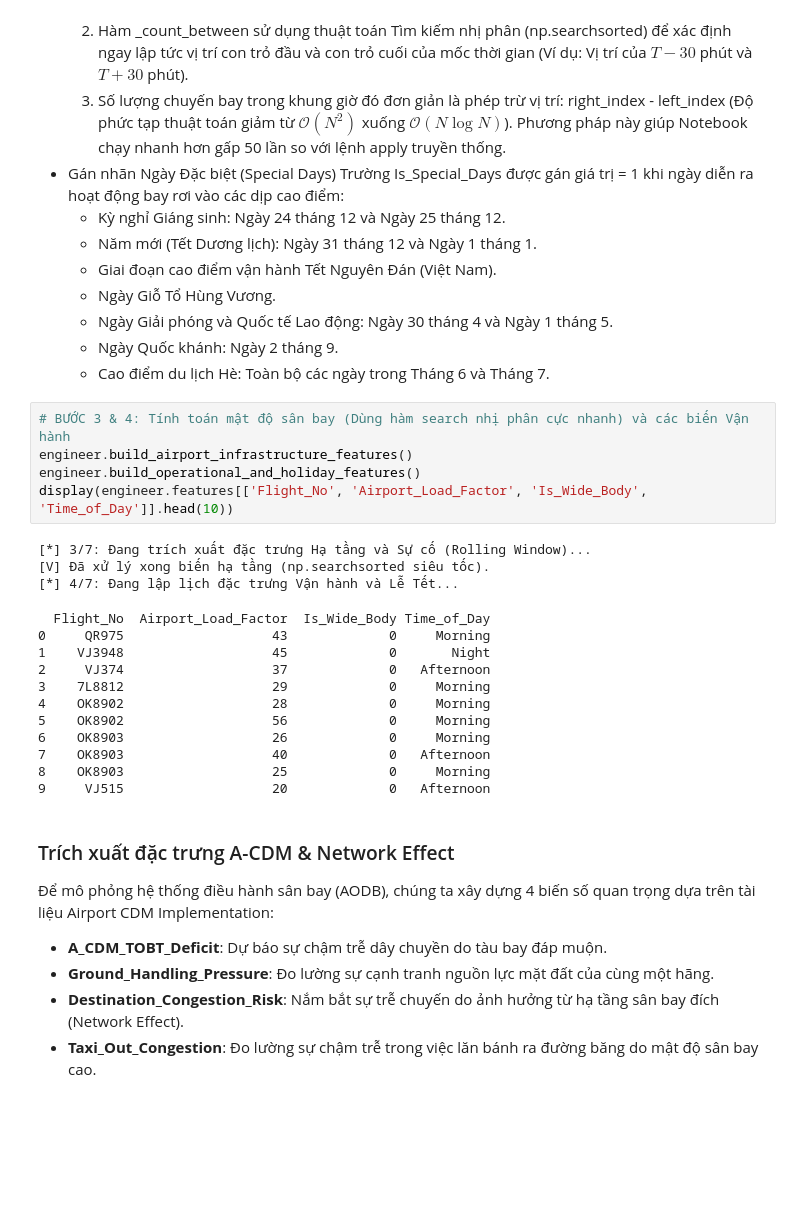
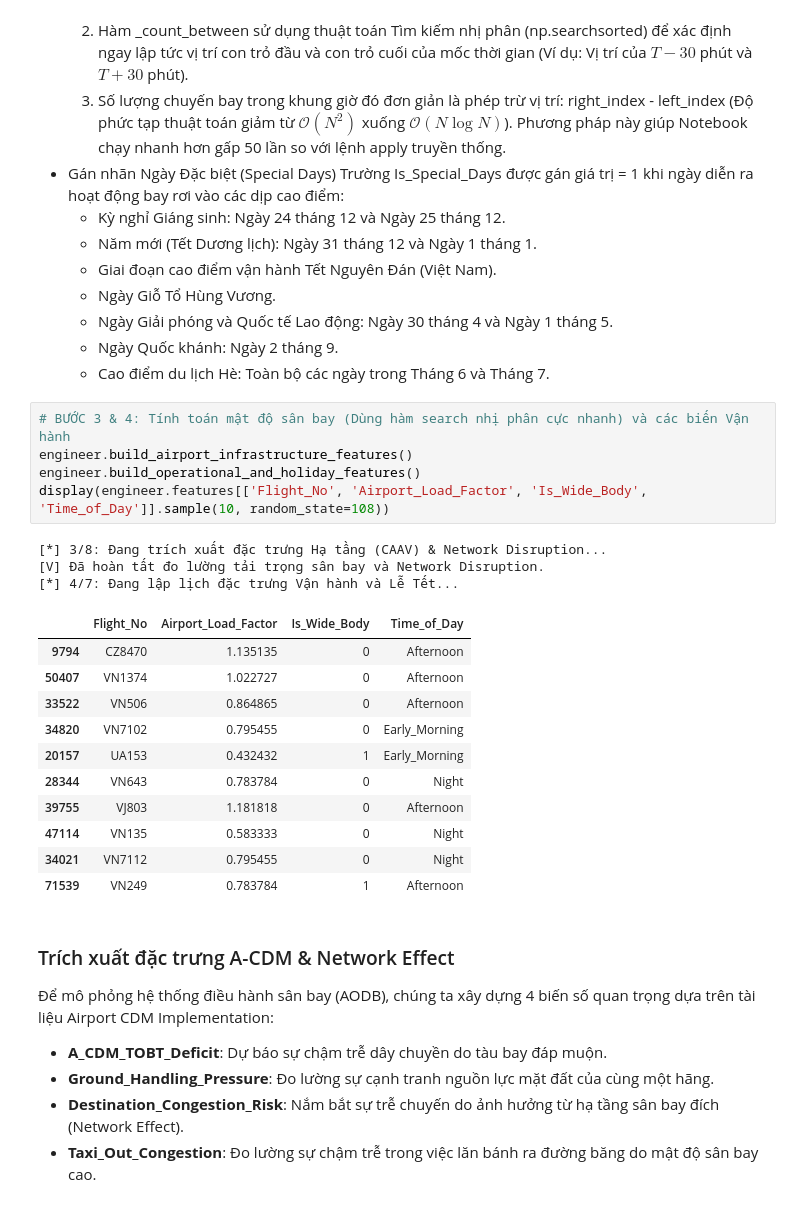
Before and after one commit to hunf299/DS108-AeroDelay, a Jupyter notebook: Source code/feature_extraction.ipynb, the cells around one changed output. Saved outputs shown, nothing was run; the diff lists cells and outputs as text; blank space fills up the shorter version.

```diff
--- a/Source code/feature_extraction.ipynb
+++ b/Source code/feature_extraction.ipynb
@@ -672,23 +836,23 @@ Trường Is_Special_Days được gán giá trị = 1 khi ngày diễn ra hoạ
 # %%
 # BƯỚC 3 & 4: Tính toán mật độ sân bay (Dùng hàm search nhị phân cực nhanh) và các biến Vận hành
 engineer.build_airport_infrastructure_features()
 engineer.build_operational_and_holiday_features()
-display(engineer.features[['Flight_No', 'Airport_Load_Factor', 'Is_Wide_Body', 'Time_of_Day']].head(10))
+display(engineer.features[['Flight_No', 'Airport_Load_Factor', 'Is_Wide_Body', 'Time_of_Day']].sample(10, random_state=108))
 # %% [output]
-[*] 3/7: Đang trích xuất đặc trưng Hạ tầng và Sự cố (Rolling Window)...
-[V] Đã xử lý xong biến hạ tầng (np.searchsorted siêu tốc).
+[*] 3/8: Đang trích xuất đặc trưng Hạ tầng (CAAV) & Network Disruption...
+[V] Đã hoàn tất đo lường tải trọng sân bay và Network Disruption.
 [*] 4/7: Đang lập lịch đặc trưng Vận hành và Lễ Tết...
-  Flight_No  Airport_Load_Factor  Is_Wide_Body Time_of_Day
-0     QR975                   43             0     Morning
-1    VJ3948                   45             0       Night
-2     VJ374                   37             0   Afternoon
-3    7L8812                   29             0     Morning
-4    OK8902                   28             0     Morning
-5    OK8902                   56             0     Morning
-6    OK8903                   26             0     Morning
-7    OK8903                   40             0   Afternoon
-8    OK8903                   25             0     Morning
-9     VJ515                   20             0   Afternoon
+|  | Flight_No | Airport_Load_Factor | Is_Wide_Body | Time_of_Day |
+| 9794 | CZ8470 | 1.135135 | 0 | Afternoon |
+| 50407 | VN1374 | 1.022727 | 0 | Afternoon |
+| 33522 | VN506 | 0.864865 | 0 | Afternoon |
+| 34820 | VN7102 | 0.795455 | 0 | Early_Morning |
+| 20157 | UA153 | 0.432432 | 1 | Early_Morning |
+| 28344 | VN643 | 0.783784 | 0 | Night |
+| 39755 | VJ803 | 1.181818 | 0 | Afternoon |
+| 47114 | VN135 | 0.583333 | 0 | Night |
+| 34021 | VN7112 | 0.795455 | 0 | Night |
+| 71539 | VN249 | 0.783784 | 1 | Afternoon |
 # %% [markdown]
 ### Trích xuất đặc trưng A-CDM & Network Effect
 Để mô phỏng hệ thống điều hành sân bay (AODB), chúng ta xây dựng 4 biến số quan trọng dựa trên tài liệu Airport CDM Implementation:
```
Also changed, not shown: parts of 7 cells of this notebook, 8 other files.
